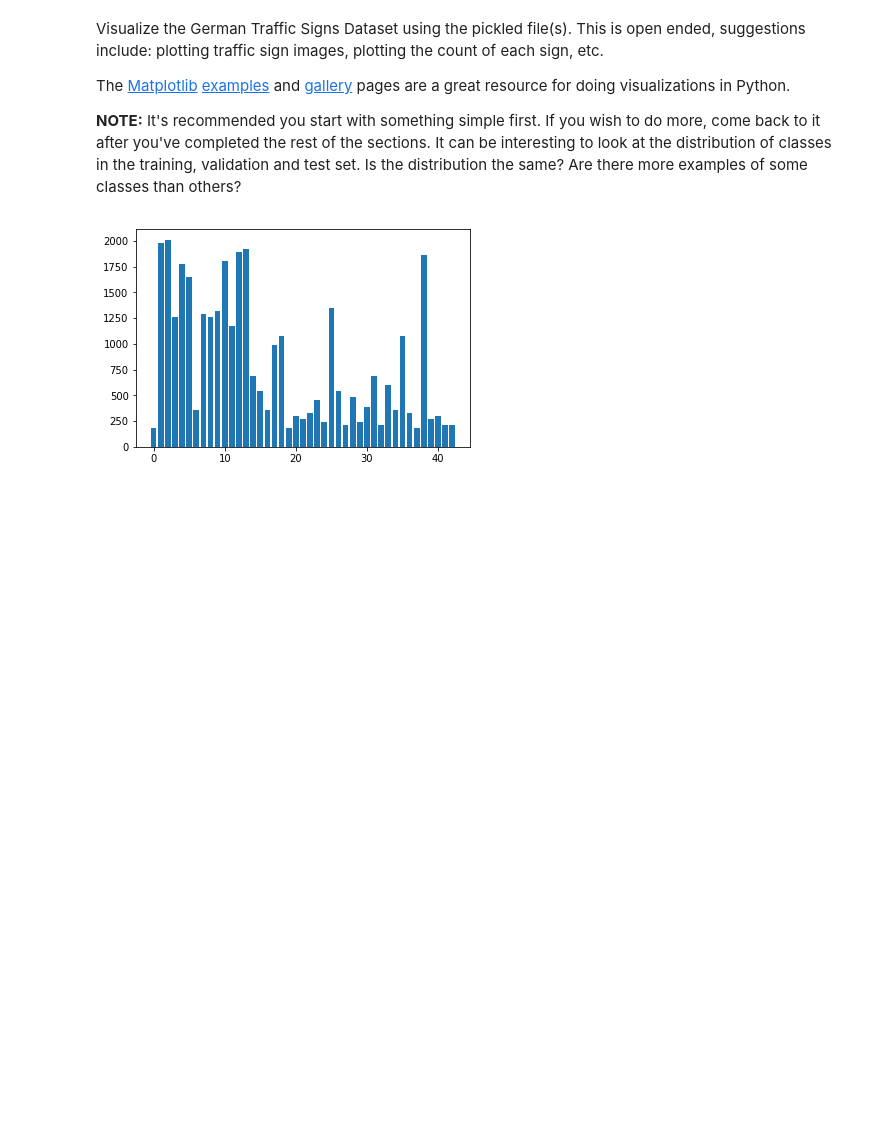
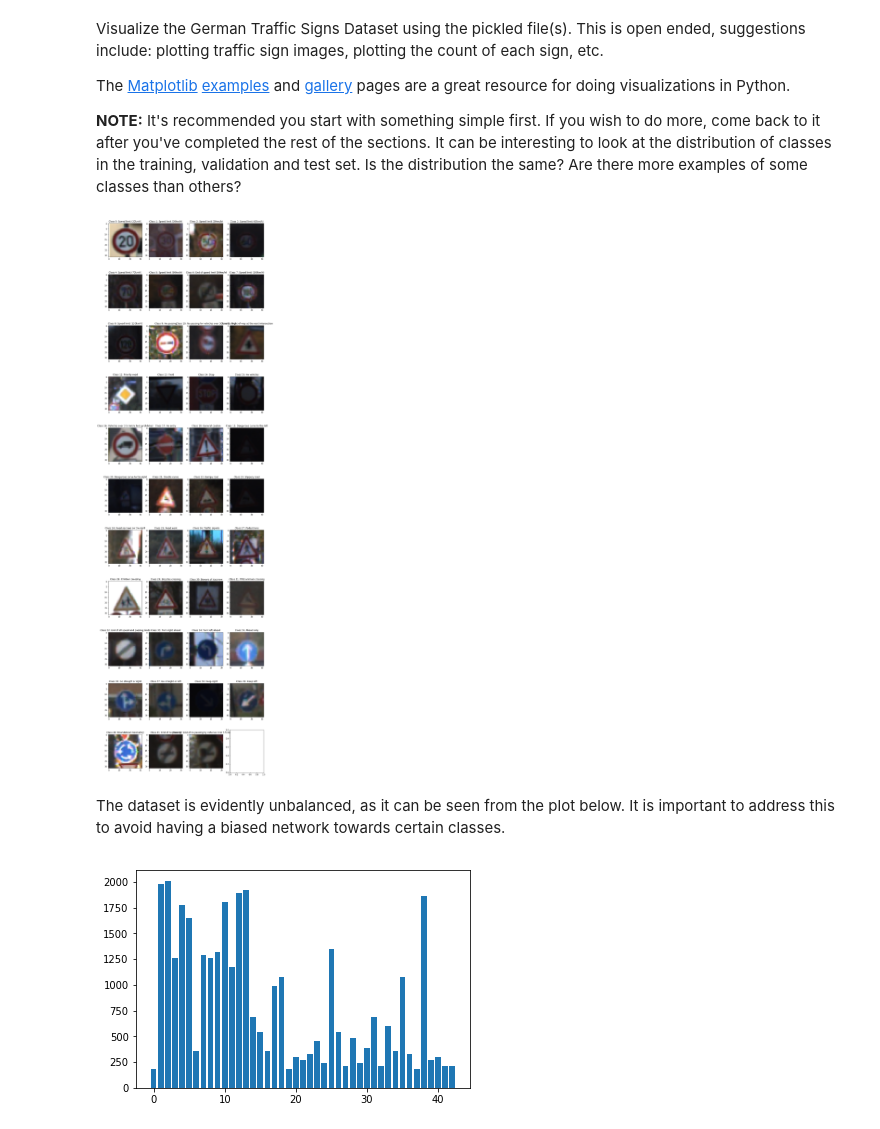
Before and after one commit to fratullii/Udacity_Traffic-Sign-Classifier, a Jupyter notebook: Traffic_Sign_Classifier.ipynb, the cells around one changed output. Drawn from its saved outputs; the diff is of its cells as text; code cells hidden in the pictures; blank space fills up the shorter version.

```diff
--- a/Traffic_Sign_Classifier.ipynb
+++ b/Traffic_Sign_Classifier.ipynb
@@ -105,3 +102,16 @@ The [Matplotlib](http://matplotlib.org/) [examples](http://matplotlib.org/exampl
+# %%
+f, axs = plt.subplots(11,4,figsize=(15,55))
+axs = axs.reshape(-1)
+
+for c in np.arange(n_classes):
+    axs[c].imshow(X_train[y_train == c][0])
+    axs[c].set_title("Class {}: {}".format(c, sign_names[(sign_names['ClassId'] == c)]['SignName'].iloc[0]))
+
+plt.show()
+# %% [output]
+[figure, added]
+# %% [markdown]
+The dataset is evidently unbalanced, as it can be seen from the plot below. It is important to address this to avoid having a biased network towards certain classes.
 # %%
 class_freq = np.bincount(y_train)
 plt.bar(np.arange(n_classes), class_freq)
```
Also changed, not shown: parts of 34 cells of this notebook, 4 other files.
